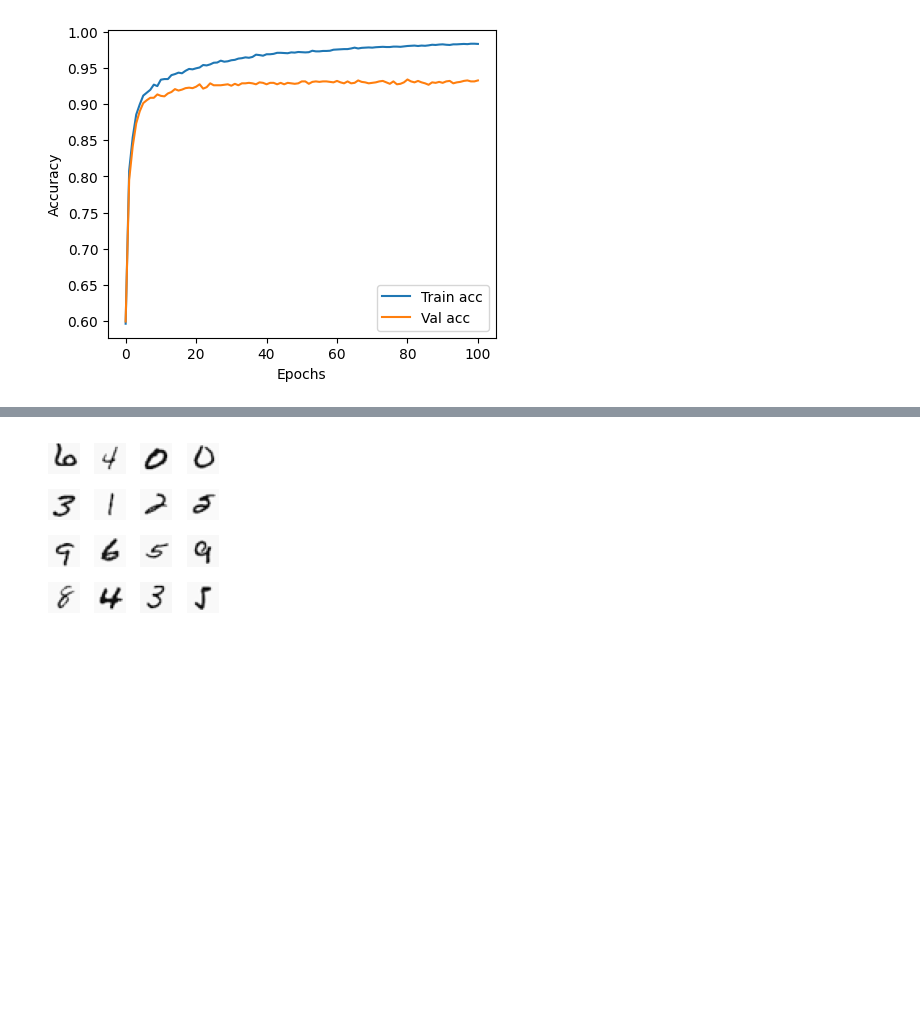
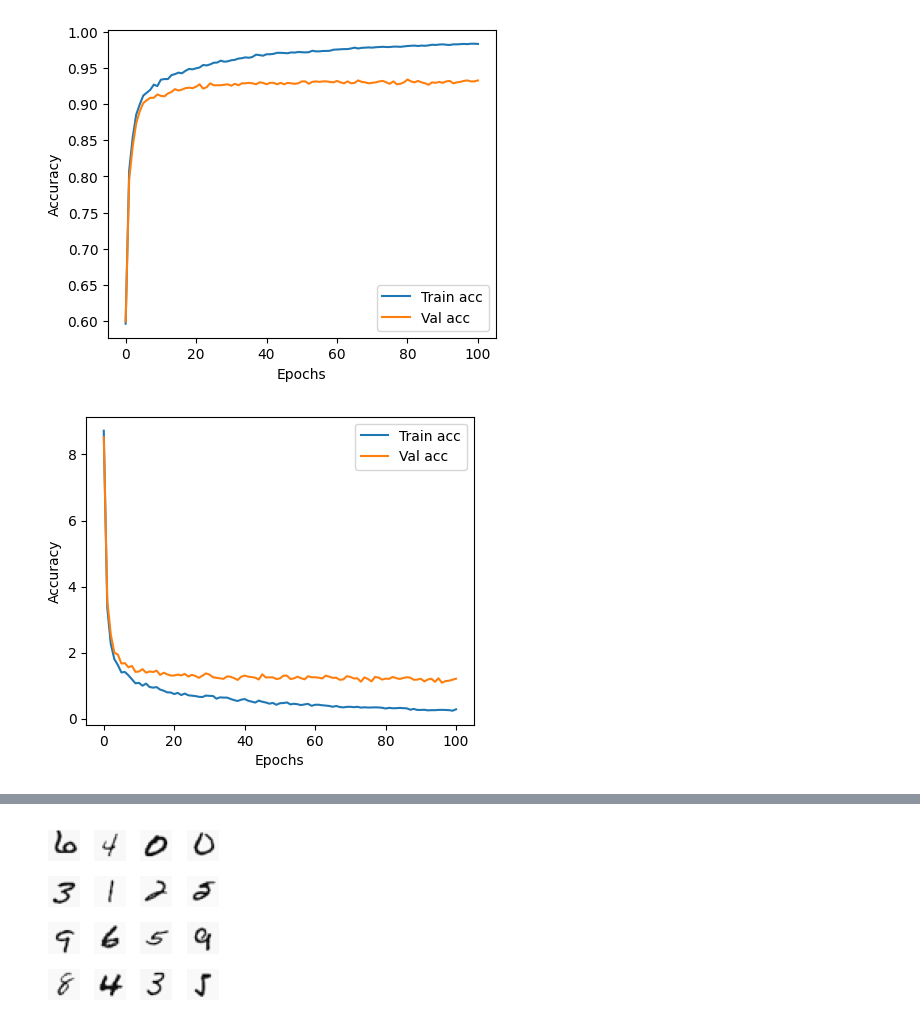
Before and after one commit to JouhC/ai-linearalgebra-probsets, a Jupyter notebook: notebooks/ps3_ann.ipynb, the cells around one changed output, grey strips where cells are left out. Saved outputs shown, nothing was run; the diff lists cells and outputs as text; code cells hidden in the pictures; blank space fills up the shorter version.

```diff
--- a/notebooks/ps3_ann.ipynb
+++ b/notebooks/ps3_ann.ipynb
@@ -983,3 +1007,13 @@ plot_training_curves(
 )
 # %% [output]
 [figure]
+# %%
+plot_training_curves(
+    arr1=network_c.mse_train,
+    arr2=network_c.mse_val,
+    label1="Train acc",
+    label2="Val acc",
+    metric="Accuracy",
+)
+# %% [output]
+[figure, added]
```
Also changed, not shown: parts of 7 cells of this notebook, 13 other files.
